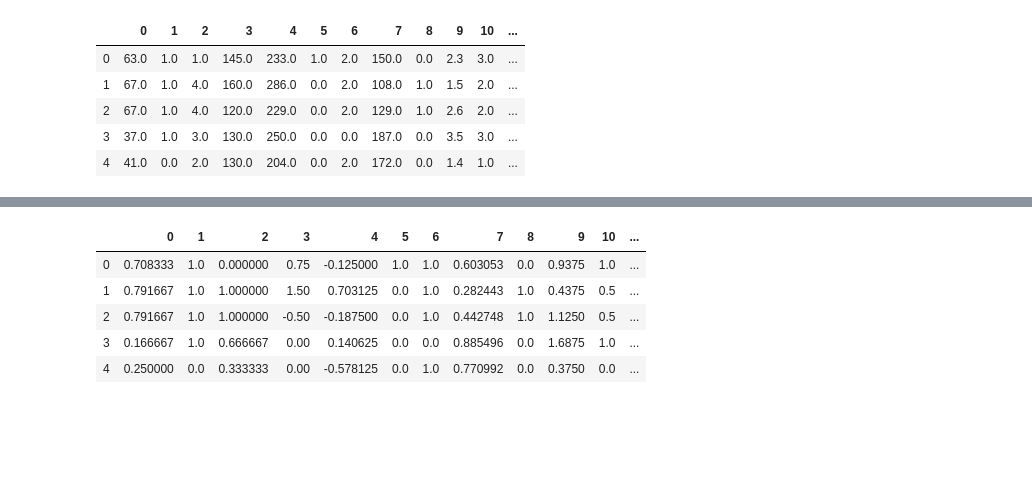
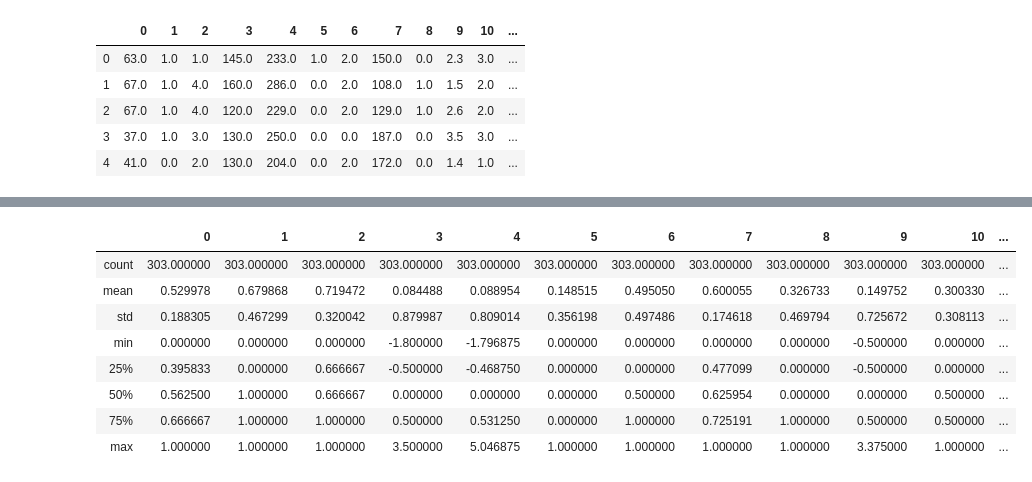
Before and after one commit to JukkaIHolopainen/Neuralnetwork-class, a Jupyter notebook: Case1.ipynb, the cells around one changed output, grey strips where cells are left out. Drawn from its saved outputs; the diff is of its cells as text; code cells hidden in the pictures; blank space fills up the shorter version.

```diff
--- a/Case1.ipynb
+++ b/Case1.ipynb
@@ -66,18 +85,21 @@ dfCC.head()
 # %%
 minmax_scaler = preprocessing.MinMaxScaler()
 dfCC[[0, 7]] = minmax_scaler.fit_transform(dfCC[[0, 7]])
 dfCC[[2, 6,10,11,12,13]] = minmax_scaler.fit_transform(dfCC[[2, 6,10,11,12,13]])
 
 robustscaler = preprocessing.RobustScaler()
 dfCC[[3,4,9]] = robustscaler.fit_transform(dfCC[[3,4,9]])
-dfCC.head()
+dfCC.describe()
 # %% [output]
 |  | 0 | 1 | 2 | 3 | 4 | 5 | 6 | 7 | 8 | 9 | 10 | ... |
-| 0 | 0.708333 | 1.0 | 0.000000 | 0.75 | -0.125000 | 1.0 | 1.0 | 0.603053 | 0.0 | 0.9375 | 1.0 | ... |
-| 1 | 0.791667 | 1.0 | 1.000000 | 1.50 | 0.703125 | 0.0 | 1.0 | 0.282443 | 1.0 | 0.4375 | 0.5 | ... |
-| 2 | 0.791667 | 1.0 | 1.000000 | -0.50 | -0.187500 | 0.0 | 1.0 | 0.442748 | 1.0 | 1.1250 | 0.5 | ... |
-| 3 | 0.166667 | 1.0 | 0.666667 | 0.00 | 0.140625 | 0.0 | 0.0 | 0.885496 | 0.0 | 1.6875 | 1.0 | ... |
-| 4 | 0.250000 | 0.0 | 0.333333 | 0.00 | -0.578125 | 0.0 | 1.0 | 0.770992 | 0.0 | 0.3750 | 0.0 | ... |
+| count | 303.000000 | 303.000000 | 303.000000 | 303.000000 | 303.000000 | 303.000000 | 303.000000 | 303.000000 | 303.000000 | 303.000000 | 303.000000 | ... |
+| mean | 0.529978 | 0.679868 | 0.719472 | 0.084488 | 0.088954 | 0.148515 | 0.495050 | 0.600055 | 0.326733 | 0.149752 | 0.300330 | ... |
+| std | 0.188305 | 0.467299 | 0.320042 | 0.879987 | 0.809014 | 0.356198 | 0.497486 | 0.174618 | 0.469794 | 0.725672 | 0.308113 | ... |
+| min | 0.000000 | 0.000000 | 0.000000 | -1.800000 | -1.796875 | 0.000000 | 0.000000 | 0.000000 | 0.000000 | -0.500000 | 0.000000 | ... |
+| 25% | 0.395833 | 0.000000 | 0.666667 | -0.500000 | -0.468750 | 0.000000 | 0.000000 | 0.477099 | 0.000000 | -0.500000 | 0.000000 | ... |
+| 50% | 0.562500 | 1.000000 | 0.666667 | 0.000000 | 0.000000 | 0.000000 | 0.500000 | 0.625954 | 0.000000 | 0.000000 | 0.500000 | ... |
+| 75% | 0.666667 | 1.000000 | 1.000000 | 0.500000 | 0.531250 | 0.000000 | 1.000000 | 0.725191 | 1.000000 | 0.500000 | 0.500000 | ... |
+| max | 1.000000 | 1.000000 | 1.000000 | 3.500000 | 5.046875 | 1.000000 | 1.000000 | 1.000000 | 1.000000 | 3.375000 | 1.000000 | ... |
 # %%
 msk = np.random.rand(len(dfCC)) < 0.8
 train = dfCC[msk]
```
Also changed, not shown: parts of 23 cells of this notebook.
